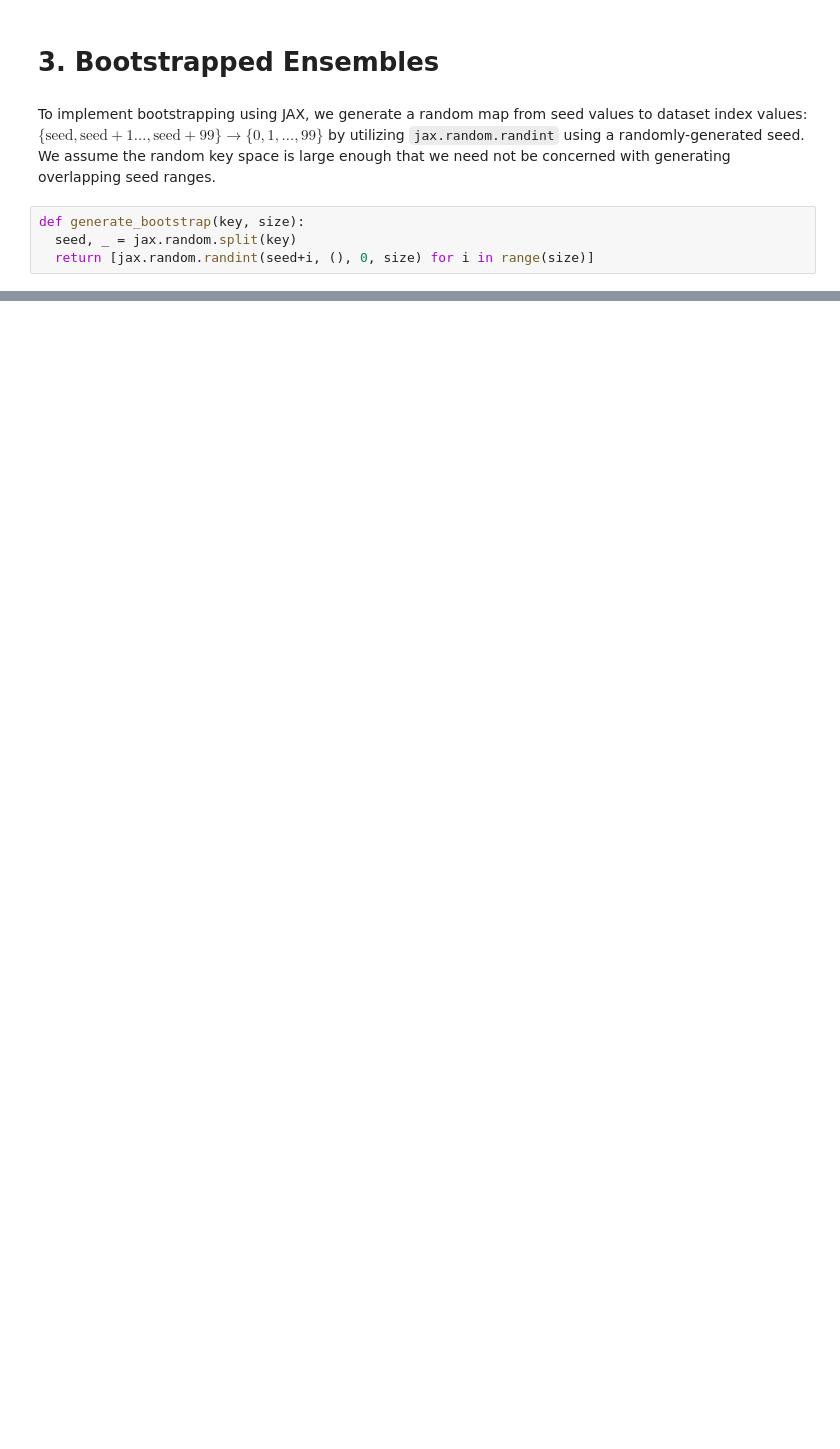
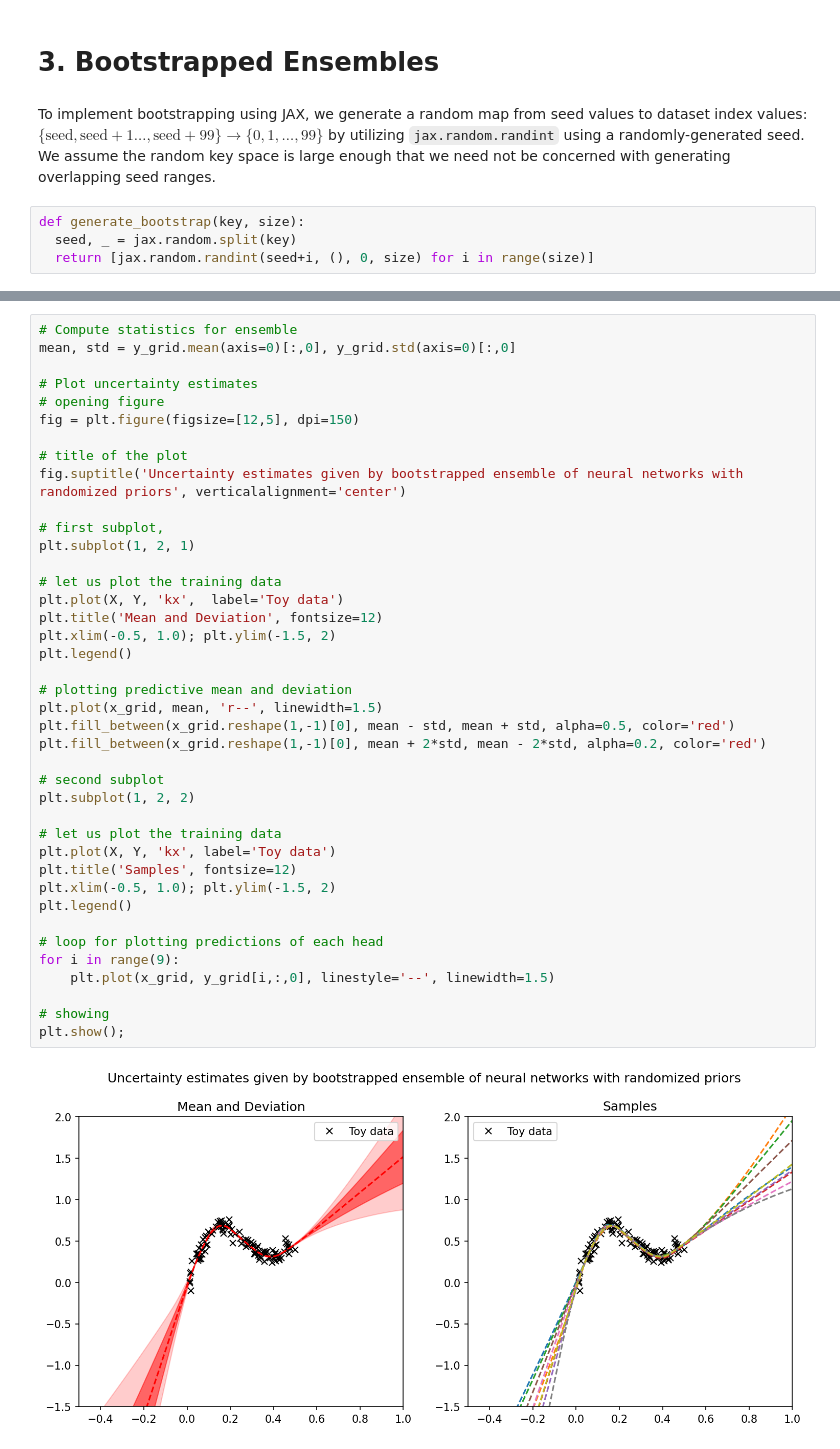
Before and after one commit to peterchang0414/randomized_priors, a Jupyter notebook: randomized_priors.ipynb, the cells around one changed output, grey strips where cells are left out. Cells and saved outputs as stored; diff of their text form; blank space fills up the shorter version.

```diff
--- a/randomized_priors.ipynb
+++ b/randomized_priors.ipynb
@@ -194,0 +189,42 @@ plt.show();
+# %%
+# Compute statistics for ensemble
+mean, std = y_grid.mean(axis=0)[:,0], y_grid.std(axis=0)[:,0]
+
+# Plot uncertainty estimates
+# opening figure
+fig = plt.figure(figsize=[12,5], dpi=150)
+
+# title of the plot
+fig.suptitle('Uncertainty estimates given by bootstrapped ensemble of neural networks with randomized priors', verticalalignment='center')
+
+# first subplot,
+plt.subplot(1, 2, 1)
+
+# let us plot the training data
+plt.plot(X, Y, 'kx',  label='Toy data')
+plt.title('Mean and Deviation', fontsize=12)
+plt.xlim(-0.5, 1.0); plt.ylim(-1.5, 2)
+plt.legend()
+
+# plotting predictive mean and deviation
+plt.plot(x_grid, mean, 'r--', linewidth=1.5)
+plt.fill_between(x_grid.reshape(1,-1)[0], mean - std, mean + std, alpha=0.5, color='red')
+plt.fill_between(x_grid.reshape(1,-1)[0], mean + 2*std, mean - 2*std, alpha=0.2, color='red')
+
+# second subplot
+plt.subplot(1, 2, 2)
+
+# let us plot the training data
+plt.plot(X, Y, 'kx', label='Toy data')
+plt.title('Samples', fontsize=12)
+plt.xlim(-0.5, 1.0); plt.ylim(-1.5, 2)
+plt.legend()
+
+# loop for plotting predictions of each head
+for i in range(9):
+    plt.plot(x_grid, y_grid[i,:,0], linestyle='--', linewidth=1.5)
+
+# showing
+plt.show();
+# %% [output]
+[figure, added]
```
Also changed, not shown: parts of 8 cells of this notebook.
